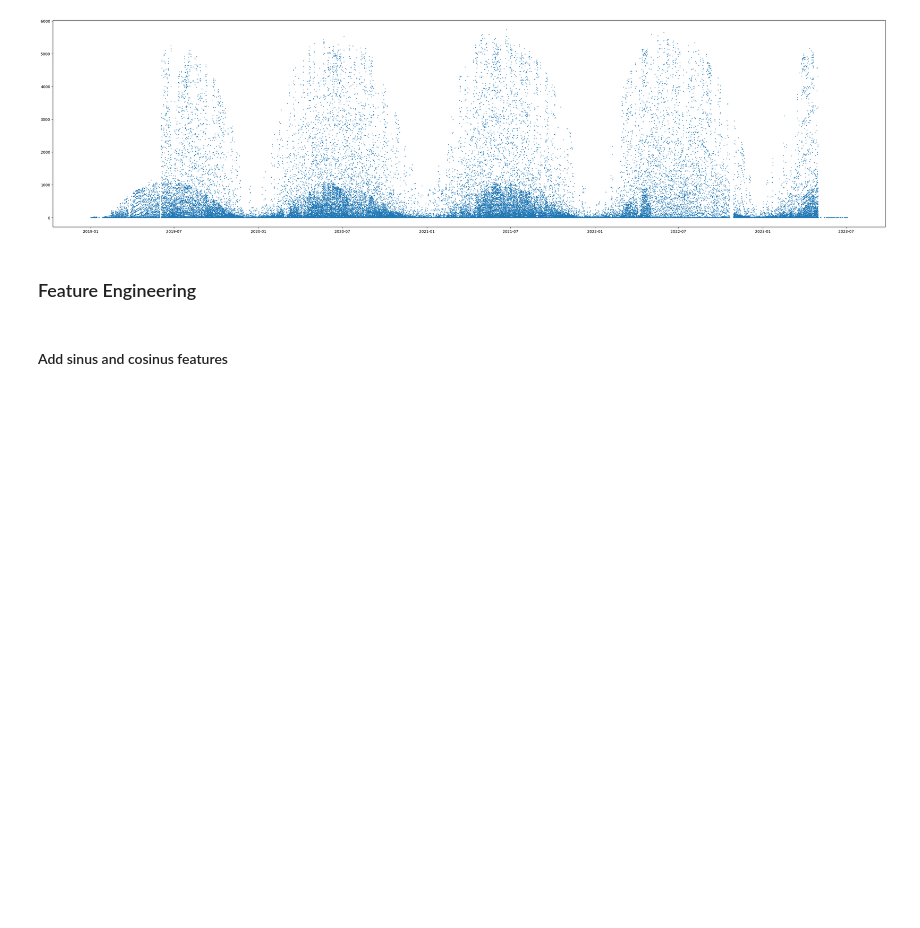
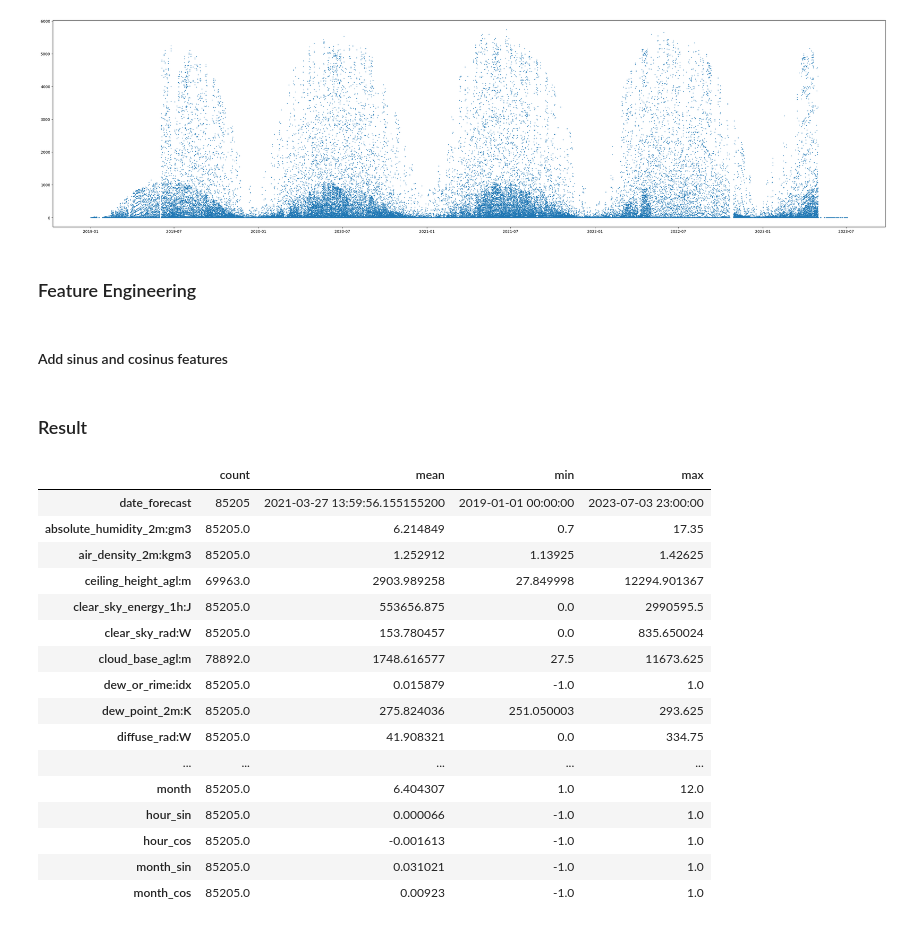
Before and after one commit to mathiasraa/tdt4173-forecasting, a Jupyter notebook: notebooks/preprocessing.ipynb, the cells around one changed output. Saved outputs shown, nothing was run; the diff lists cells and outputs as text; code cells hidden in the pictures; blank space fills up the shorter version.

```diff
--- a/notebooks/preprocessing.ipynb
+++ b/notebooks/preprocessing.ipynb
@@ -280,3 +263,25 @@ data["month"] = data["date_forecast"].dt.month
 
 add_sin_cos(data, "hour", 24)
 add_sin_cos(data, "month", 12)
+# %% [markdown]
+### Result
+# %%
+data.describe().T.drop(columns=["std", "25%", "50%", "75%"])
+# %% [output]
+|  | count | mean | min | max |
+| date_forecast | 85205 | 2021-03-27 13:59:56.155155200 | 2019-01-01 00:00:00 | 2023-07-03 23:00:00 |
+| absolute_humidity_2m:gm3 | 85205.0 | 6.214849 | 0.7 | 17.35 |
+| air_density_2m:kgm3 | 85205.0 | 1.252912 | 1.13925 | 1.42625 |
+| ceiling_height_agl:m | 69963.0 | 2903.989258 | 27.849998 | 12294.901367 |
+| clear_sky_energy_1h:J | 85205.0 | 553656.875 | 0.0 | 2990595.5 |
+| clear_sky_rad:W | 85205.0 | 153.780457 | 0.0 | 835.650024 |
+| cloud_base_agl:m | 78892.0 | 1748.616577 | 27.5 | 11673.625 |
+| dew_or_rime:idx | 85205.0 | 0.015879 | -1.0 | 1.0 |
+| dew_point_2m:K | 85205.0 | 275.824036 | 251.050003 | 293.625 |
+| diffuse_rad:W | 85205.0 | 41.908321 | 0.0 | 334.75 |
+| ... | ... | ... | ... | ... |
+| month | 85205.0 | 6.404307 | 1.0 | 12.0 |
+| hour_sin | 85205.0 | 0.000066 | -1.0 | 1.0 |
+| hour_cos | 85205.0 | -0.001613 | -1.0 | 1.0 |
+| month_sin | 85205.0 | 0.031021 | -1.0 | 1.0 |
+| month_cos | 85205.0 | 0.00923 | -1.0 | 1.0 |
```
Also changed, not shown: parts of 11 cells of this notebook.
